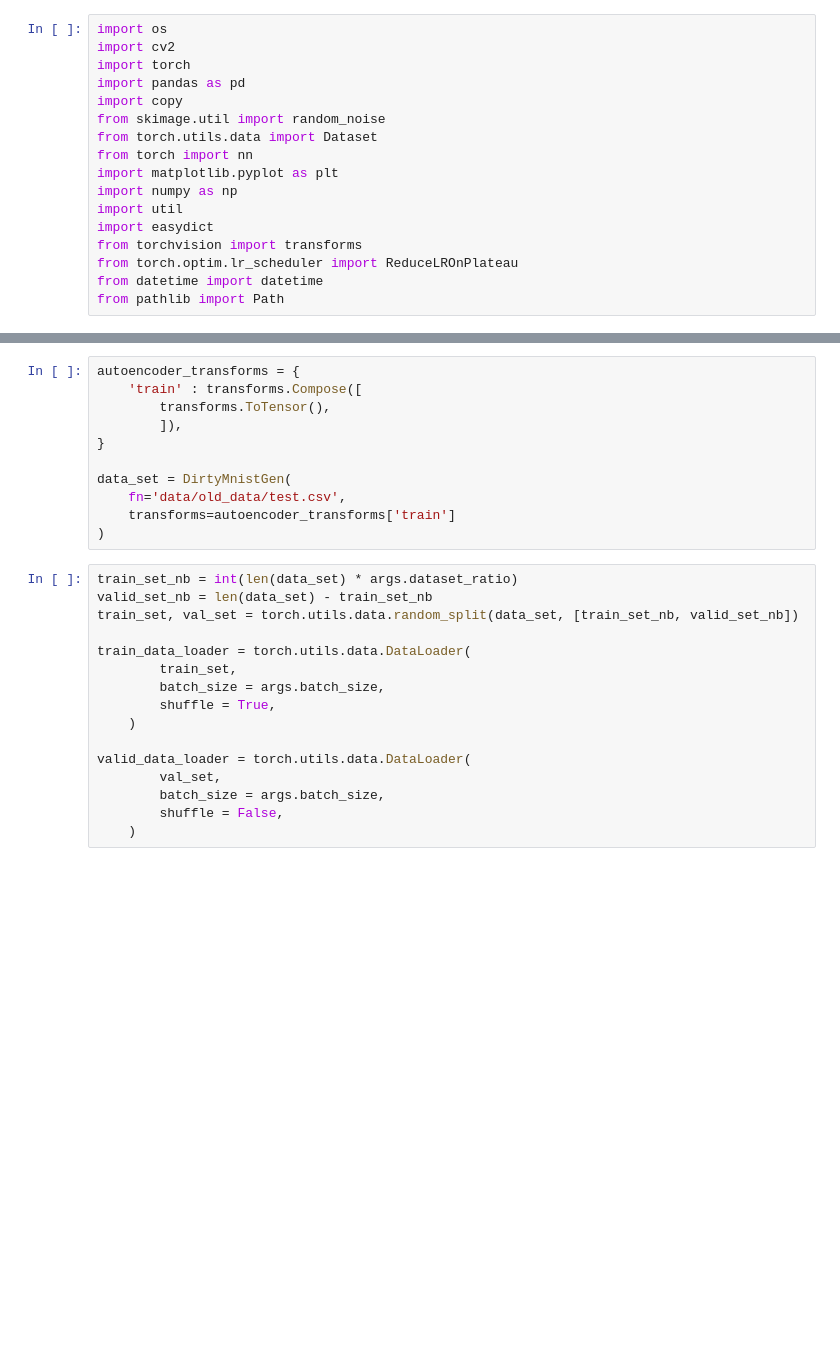
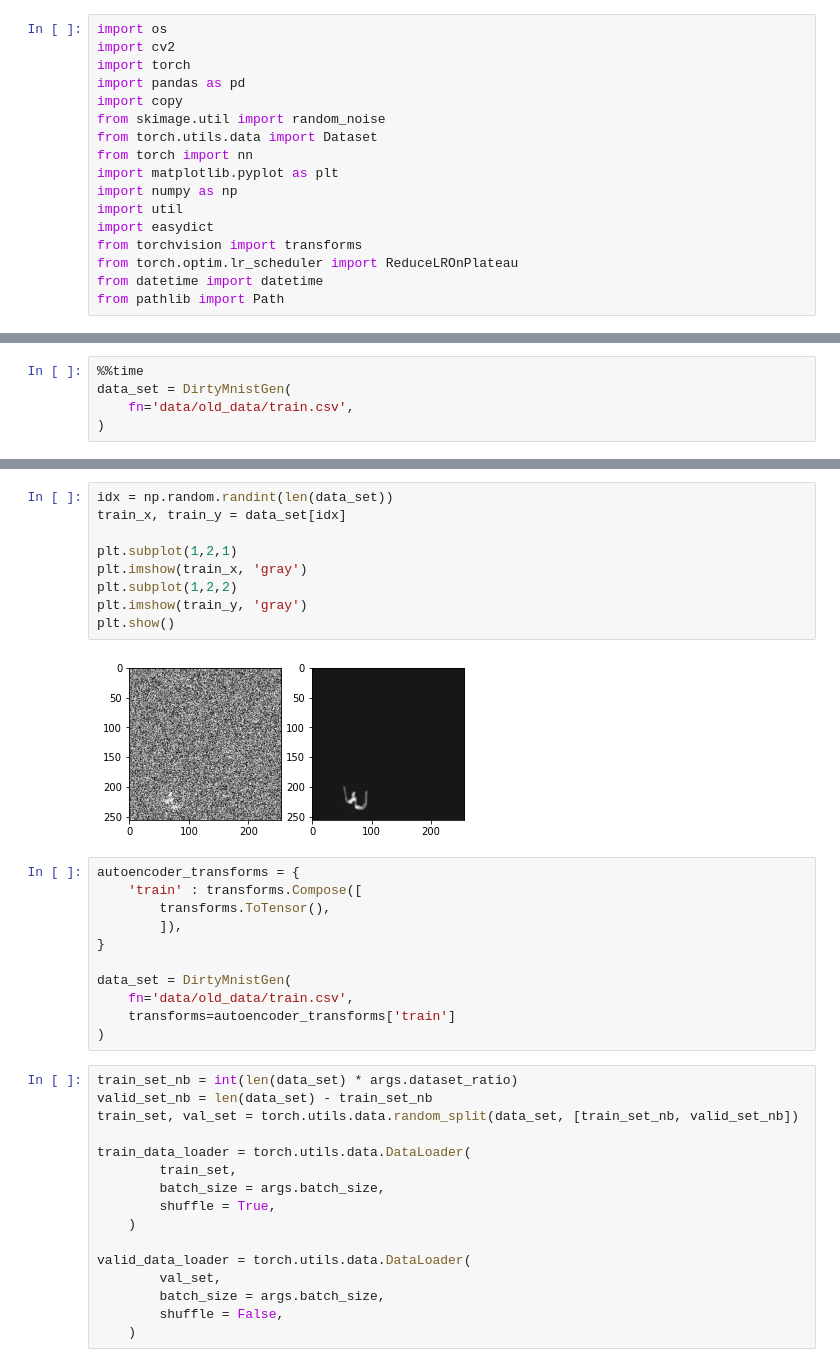
Before and after one commit to hyunseoki/dacon_dirty_mnist_1st, a Jupyter notebook: autoencoder.ipynb, the cells around one changed output, grey strips where cells are left out. Cells and saved outputs as stored; diff of their text form; blank space fills up the shorter version.

```diff
--- a/autoencoder.ipynb
+++ b/autoencoder.ipynb
@@ -77,2 +96,7 @@ class DirtyMnistGen(Dataset):
 
         return train_x, train_y
+# %%
+%%time
+data_set = DirtyMnistGen(
+    fn='data/old_data/train.csv',
+)
@@ -79,3 +106,14 @@ class DirtyMnistGen(Dataset):
+# %%
+idx = np.random.randint(len(data_set))
+train_x, train_y = data_set[idx]
+
+plt.subplot(1,2,1)
+plt.imshow(train_x, 'gray')
+plt.subplot(1,2,2)
+plt.imshow(train_y, 'gray')
+plt.show()
+# %% [output]
+[figure, added]
 # %%
 autoencoder_transforms = {
     'train' : transforms.Compose([
@@ -84,7 +122,7 @@ autoencoder_transforms = {
 }
 
 data_set = DirtyMnistGen(
-    fn='data/old_data/test.csv',
+    fn='data/old_data/train.csv',
     transforms=autoencoder_transforms['train']
 )
 # %%
```
Also changed, not shown: parts of 3 cells of this notebook, 2 other files.
